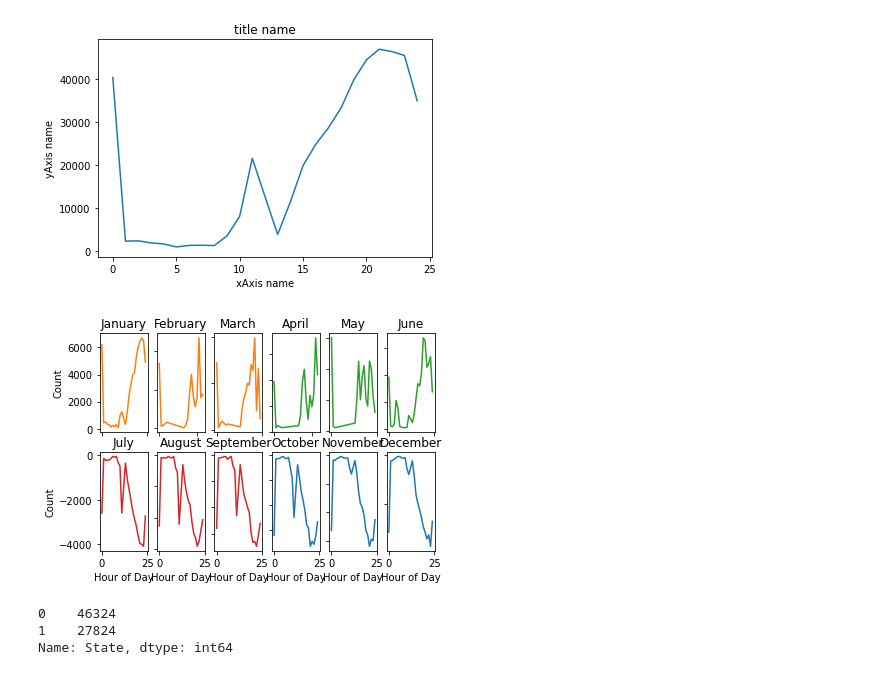
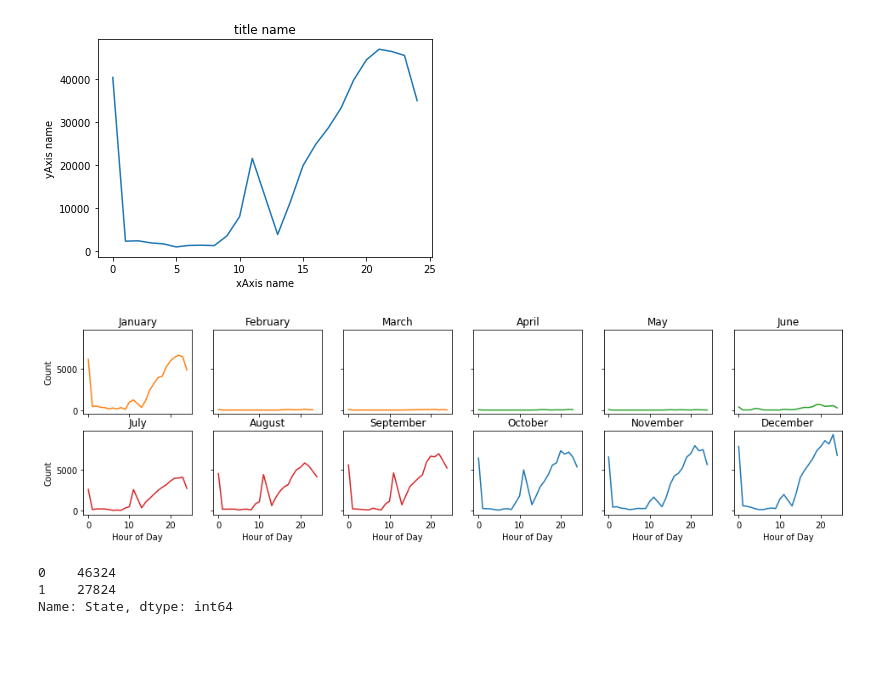
Before and after one commit to statzenthusiast921/political-emails-analysis, a Jupyter notebook: main/notebooks/Emails EDA 10.16.22.ipynb, the cells around one changed output. Cells and saved outputs as stored; diff of their text form; code cells hidden in the pictures; blank space fills up the shorter version.

```diff
--- a/main/notebooks/Emails EDA 10.16.22.ipynb
+++ b/main/notebooks/Emails EDA 10.16.22.ipynb
@@ -257,7 +257,7 @@ m10.rename(columns={ m10.columns[1]: "Count" }, inplace = True)
 m11.rename(columns={ m11.columns[1]: "Count" }, inplace = True)
 m12.rename(columns={ m12.columns[1]: "Count" }, inplace = True)
 # %%
-fig, axs = plt.subplots(2, 6)
+fig, axs = plt.subplots(2, 6,sharex=True, sharey=True, figsize=(16,4))
 
 axs[0, 0].plot(m1['Hour_Mil'], m1['Count'], 'tab:orange')
 axs[0, 0].set_title('January')
@@ -270,40 +270,40 @@ axs[0, 2].set_title('March')
 
 axs[0, 3].plot(m4['Hour_Mil'], m4['Count'], 'tab:green')
 axs[0, 3].set_title('April')
 
 axs[0, 4].plot(m5['Hour_Mil'], m5['Count'], 'tab:green')
 axs[0, 4].set_title('May')
 
 axs[0, 5].plot(m6['Hour_Mil'], m6['Count'], 'tab:green')
 axs[0, 5].set_title('June')
 
 
-axs[1, 0].plot(m7['Hour_Mil'], -m7['Count'], 'tab:red')
+axs[1, 0].plot(m7['Hour_Mil'], m7['Count'], 'tab:red')
 axs[1, 0].set_title('July')
 
-axs[1, 1].plot(m8['Hour_Mil'], -m8['Count'], 'tab:red')
+axs[1, 1].plot(m8['Hour_Mil'], m8['Count'], 'tab:red')
 axs[1, 1].set_title('August')
 
-axs[1, 2].plot(m9['Hour_Mil'], -m9['Count'], 'tab:red')
+axs[1, 2].plot(m9['Hour_Mil'], m9['Count'], 'tab:red')
 axs[1, 2].set_title('September')
 
-axs[1, 3].plot(m10['Hour_Mil'], -m10['Count'], 'tab:blue')
+axs[1, 3].plot(m10['Hour_Mil'], m10['Count'], 'tab:blue')
 axs[1, 3].set_title('October')
 
-axs[1, 4].plot(m11['Hour_Mil'], -m11['Count'], 'tab:blue')
+axs[1, 4].plot(m11['Hour_Mil'], m11['Count'], 'tab:blue')
 axs[1, 4].set_title('November')
 
-axs[1, 5].plot(m12['Hour_Mil'], -m12['Count'], 'tab:blue')
+axs[1, 5].plot(m12['Hour_Mil'], m12['Count'], 'tab:blue')
 axs[1, 5].set_title('December')
 
 for ax in axs.flat:
     ax.set(xlabel='Hour of Day', ylabel='Count')
 
 # Hide x labels and tick labels for top plots and y ticks for right plots.
 for ax in axs.flat:
     ax.label_outer()
 # %% [output]
-[figure, old version]
+[figure, new version]
 # %%
 df_dom['State'] = np.where(df_dom['locality'].isin([
     'Alabama', 'Alaska', 'Arizona', 'Arkansas', 'California',
```
Also changed, not shown: parts of 19 cells of this notebook.
